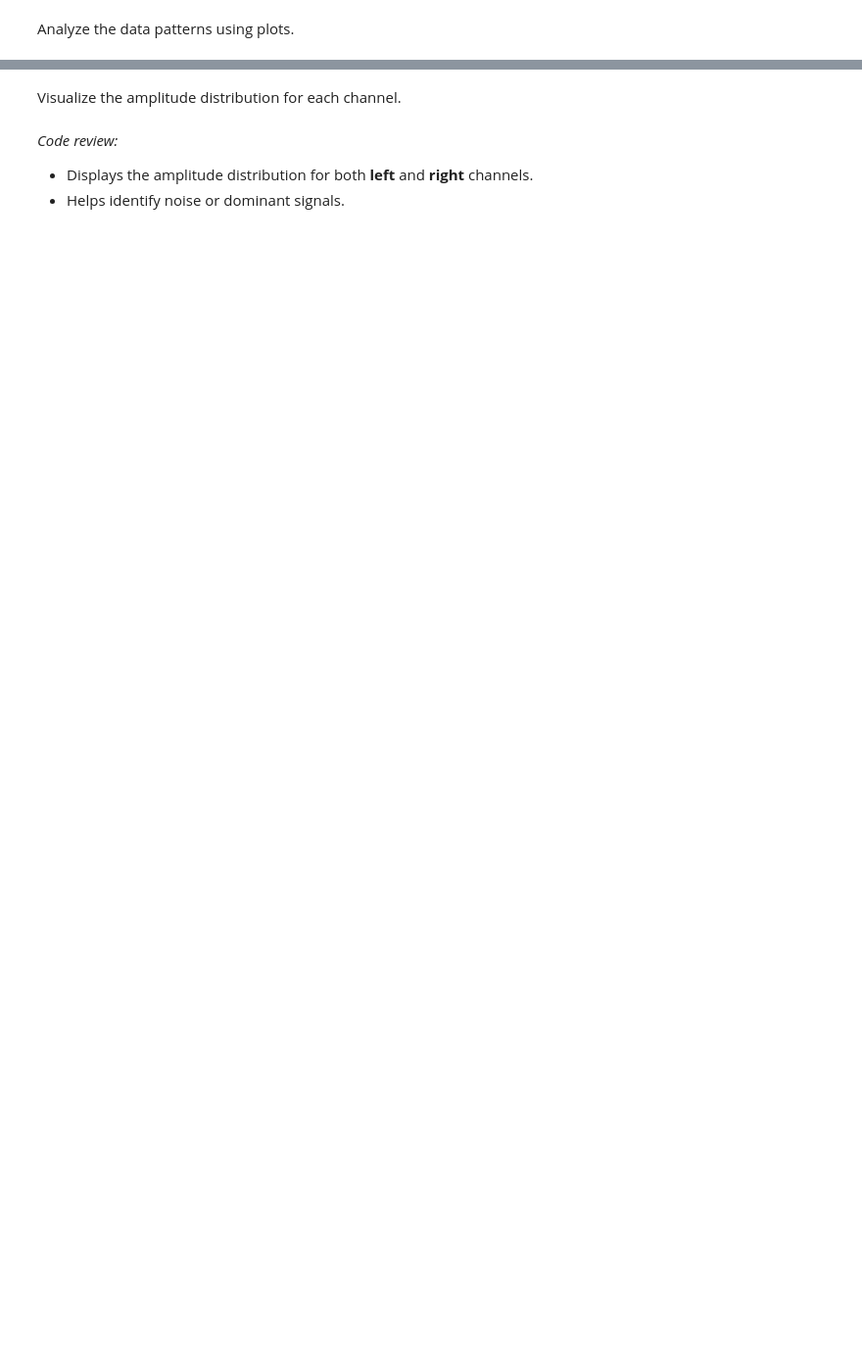
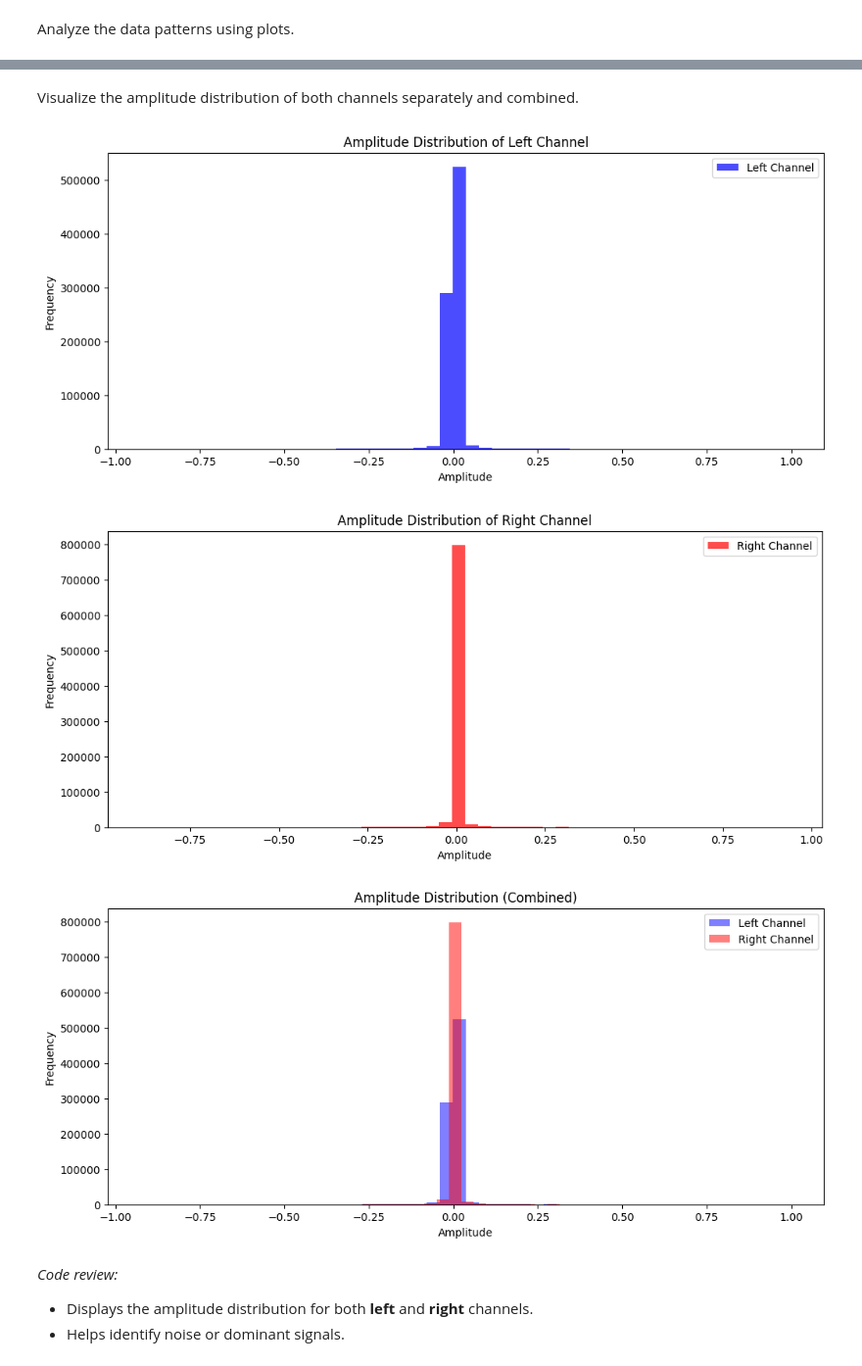
Before and after one commit to alessandroryo/impact-detection-spectrogram, a Jupyter notebook: notebooks/iteration_1/01_data_understanding.ipynb, the cells around one changed output, grey strips where cells are left out. Shown at 98% size. Cells and saved outputs as stored; diff of their text form; code cells hidden in the pictures; blank space fills up the shorter version.

```diff
--- a/notebooks/iteration_1/01_data_understanding.ipynb
+++ b/notebooks/iteration_1/01_data_understanding.ipynb
@@ -118,15 +189,34 @@ KeyboardInterrupt:
 # %% [markdown]
-Visualize the amplitude distribution for each channel.
+Visualize the amplitude distribution of both channels separately and combined.
 # %%
-# Create a histogram of amplitude
 plt.figure(figsize=(12, 5))
-plt.hist(df['left'], bins=50, alpha=0.5, label='Left Channel', color='blue')
-plt.hist(df['right'], bins=50, alpha=0.5, label='Right Channel', color='red')
+plt.hist(df['Left'], bins=50, alpha=0.7, label='Left Channel', color='blue')
 plt.xlabel('Amplitude')
 plt.ylabel('Frequency')
-plt.title('Amplitude Distribution')
+plt.title('Amplitude Distribution of Left Channel')
 plt.legend()
 plt.show()
+
+plt.figure(figsize=(12, 5))
+plt.hist(df['Right'], bins=50, alpha=0.7, label='Right Channel', color='red')
+plt.xlabel('Amplitude')
+plt.ylabel('Frequency')
+plt.title('Amplitude Distribution of Right Channel')
+plt.legend()
+plt.show()
+
+plt.figure(figsize=(12, 5))
+plt.hist(df['Left'], bins=50, alpha=0.5, label='Left Channel', color='blue')
+plt.hist(df['Right'], bins=50, alpha=0.5, label='Right Channel', color='red')
+plt.xlabel('Amplitude')
+plt.ylabel('Frequency')
+plt.title('Amplitude Distribution (Combined)')
+plt.legend()
+plt.show()
+# %% [output]
+[figure, added]
+[figure, added]
+[figure, added]
 # %% [markdown]
 *Code review:*
 - Displays the amplitude distribution for both **left** and **right** channels.
```
Also changed, not shown: parts of 30 cells of this notebook.
